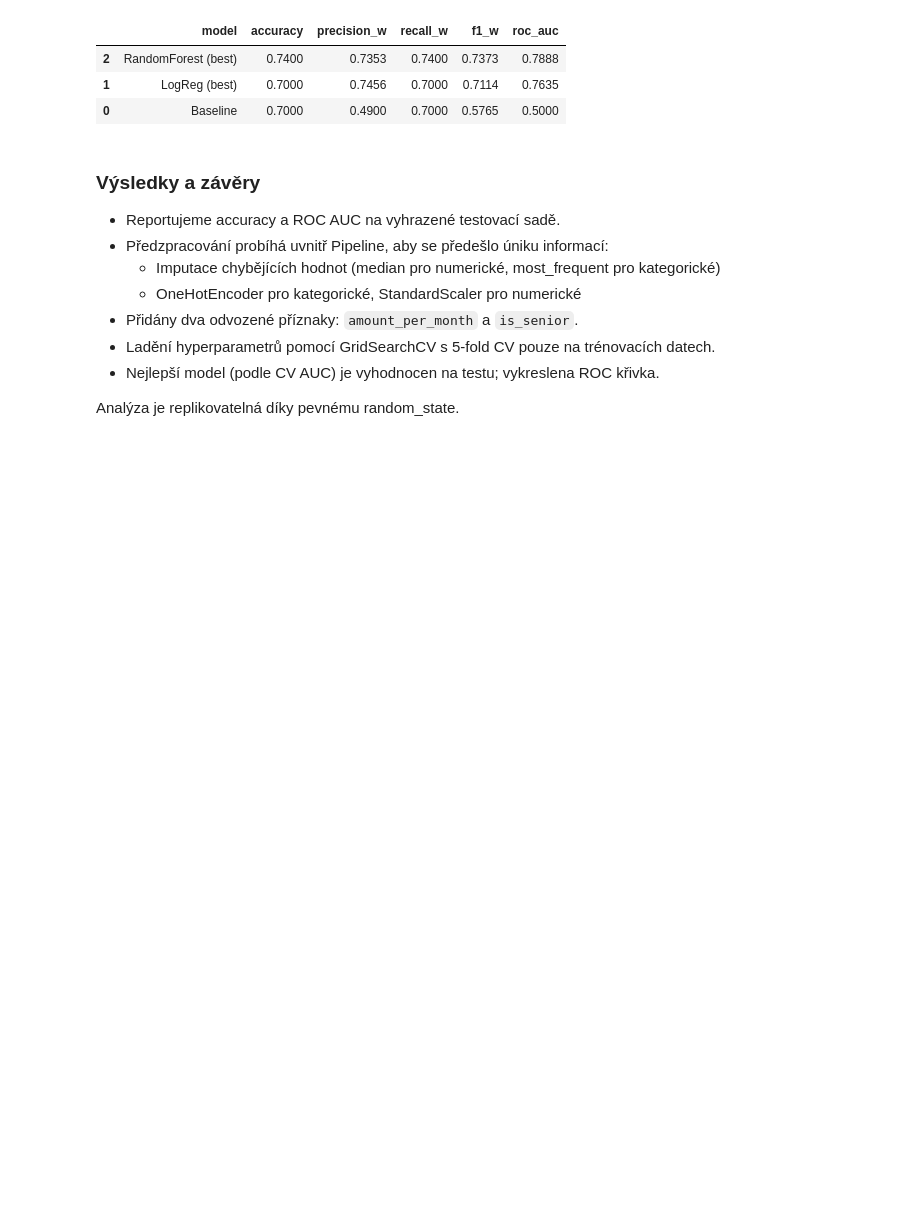
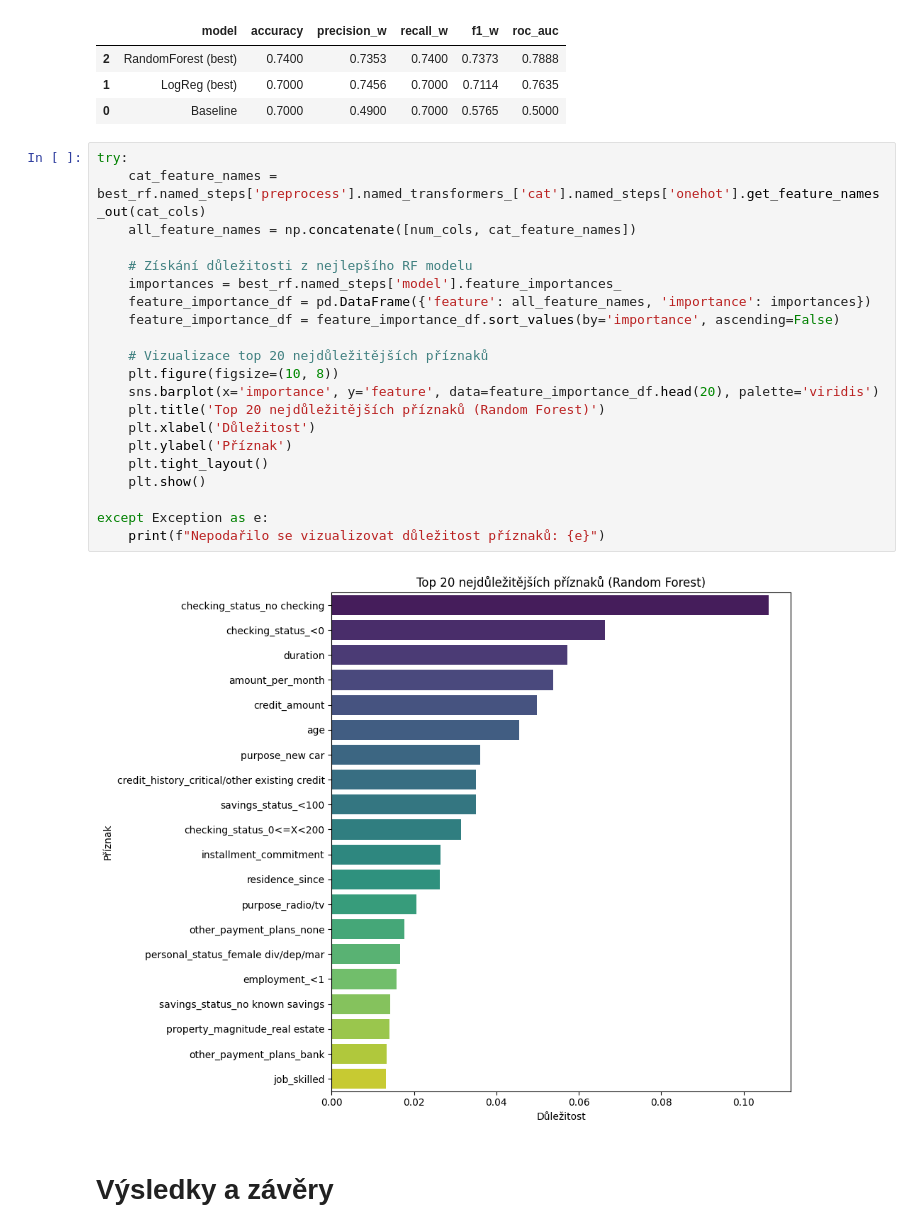
Before and after one commit to Kubis1414/4iz466_credit_model, a Jupyter notebook: credit_g_project.ipynb, the cells around one changed output. Saved outputs shown, nothing was run; the diff lists cells and outputs as text; blank space fills up the shorter version.

Commit message:
RF!! upravy, interperetaace modelu a jejich porovnani

```diff
--- a/credit_g_project.ipynb
+++ b/credit_g_project.ipynb
@@ -468,14 +492,28 @@ Porovnání modelů na testu
 | 2 | RandomForest (best) | 0.7400 | 0.7353 | 0.7400 | 0.7373 | 0.7888 |
 | 1 | LogReg (best) | 0.7000 | 0.7456 | 0.7000 | 0.7114 | 0.7635 |
 | 0 | Baseline | 0.7000 | 0.4900 | 0.7000 | 0.5765 | 0.5000 |
-# %% [markdown]
-### Výsledky a závěry
-- Reportujeme accuracy a ROC AUC na vyhrazené testovací sadě.
-- Předzpracování probíhá uvnitř Pipeline, aby se předešlo úniku informací:
-  - Imputace chybějících hodnot (median pro numerické, most_frequent pro kategorické)
-  - OneHotEncoder pro kategorické, StandardScaler pro numerické
-- Přidány dva odvozené příznaky: `amount_per_month` a `is_senior`.
-- Ladění hyperparametrů pomocí GridSearchCV s 5-fold CV pouze na trénovacích datech.
-- Nejlepší model (podle CV AUC) je vyhodnocen na testu; vykreslena ROC křivka.
-
-Analýza je replikovatelná díky pevnému random_state.
+# %%
+try:
+    cat_feature_names = best_rf.named_steps['preprocess'].named_transformers_['cat'].named_steps['onehot'].get_feature_names_out(cat_cols)
+    all_feature_names = np.concatenate([num_cols, cat_feature_names])
+
+    # Získání důležitosti z nejlepšího RF modelu
+    importances = best_rf.named_steps['model'].feature_importances_
+    feature_importance_df = pd.DataFrame({'feature': all_feature_names, 'importance': importances})
+    feature_importance_df = feature_importance_df.sort_values(by='importance', ascending=False)
+
+    # Vizualizace top 20 nejdůležitějších příznaků
+    plt.figure(figsize=(10, 8))
+    sns.barplot(x='importance', y='feature', data=feature_importance_df.head(20), palette='viridis')
+    plt.title('Top 20 nejdůležitějších příznaků (Random Forest)')
+    plt.xlabel('Důležitost')
+    plt.ylabel('Příznak')
+    plt.tight_layout()
+    plt.show()
+
+except Exception as e:
+    print(f"Nepodařilo se vizualizovat důležitost příznaků: {e}")
+# %% [output]
+[figure, added]
+# %% [markdown]
+# Výsledky a závěry
```
Also changed, not shown: parts of 4 cells of this notebook.
